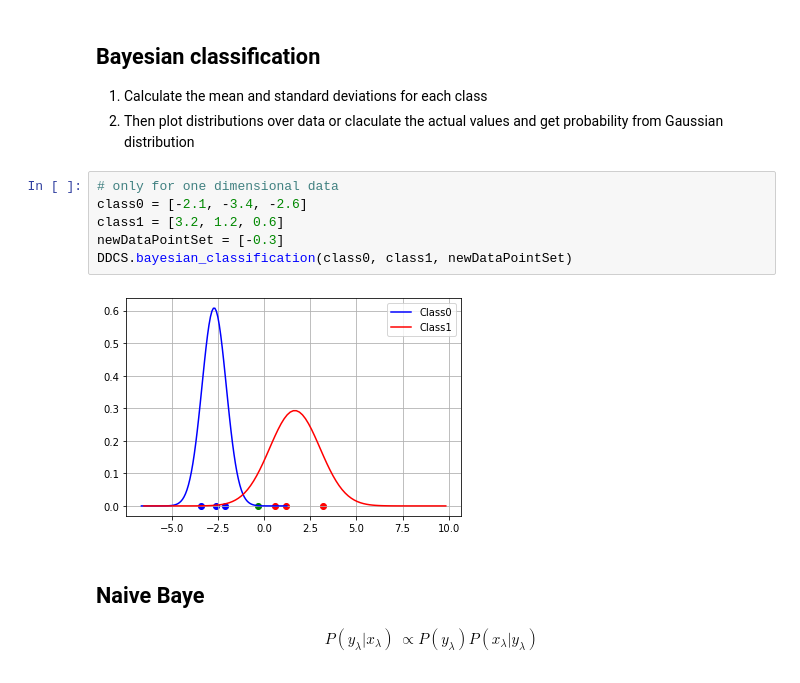
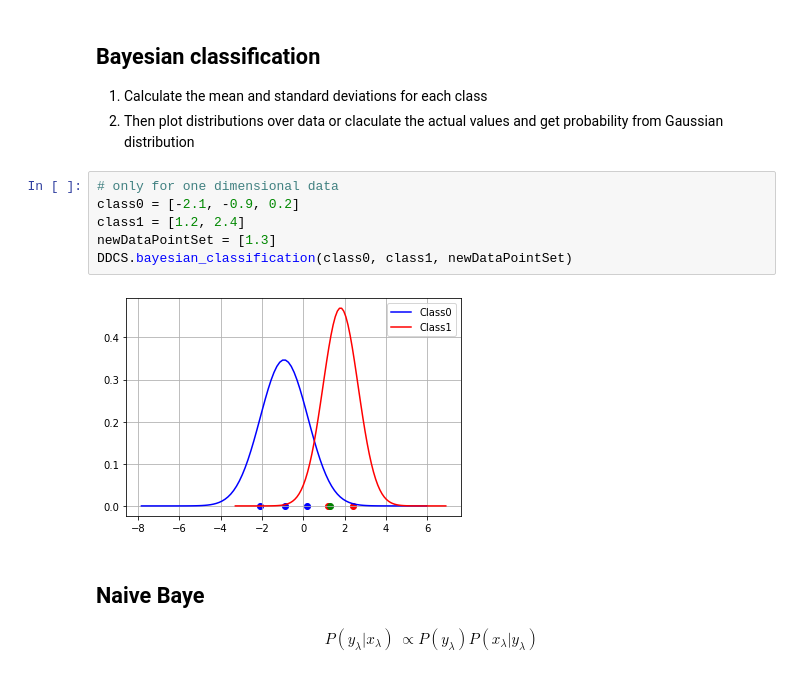
Before and after one commit to Kejia928/DDCSHelper, a Jupyter notebook: Notebook.ipynb, the cells around one changed output. Cells and saved outputs as stored; diff of their text form.

```diff
--- a/Notebook.ipynb
+++ b/Notebook.ipynb
@@ -196,12 +254,12 @@ DDCS.weight_calculator(distance, b1)
  2. Then plot distributions over data or claculate the actual values and get probability from Gaussian distribution
 # %%
 # only for one dimensional data
-class0 = [-2.1, -3.4, -2.6]
-class1 = [3.2, 1.2, 0.6]
-newDataPointSet = [-0.3]
+class0 = [-2.1, -0.9, 0.2]
+class1 = [1.2, 2.4]
+newDataPointSet = [1.3]
 DDCS.bayesian_classification(class0, class1, newDataPointSet)
 # %% [output]
-[figure, old version]
+[figure, new version]
 # %% [markdown]
 ## Naive Baye
 \begin{align}
```
Also changed, not shown: parts of 19 cells of this notebook.
